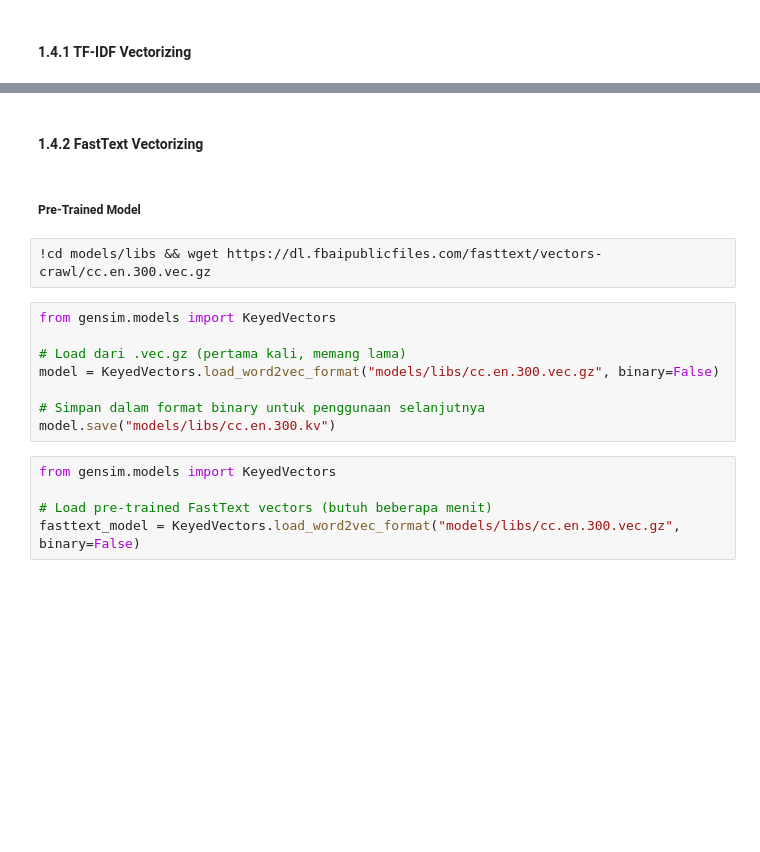
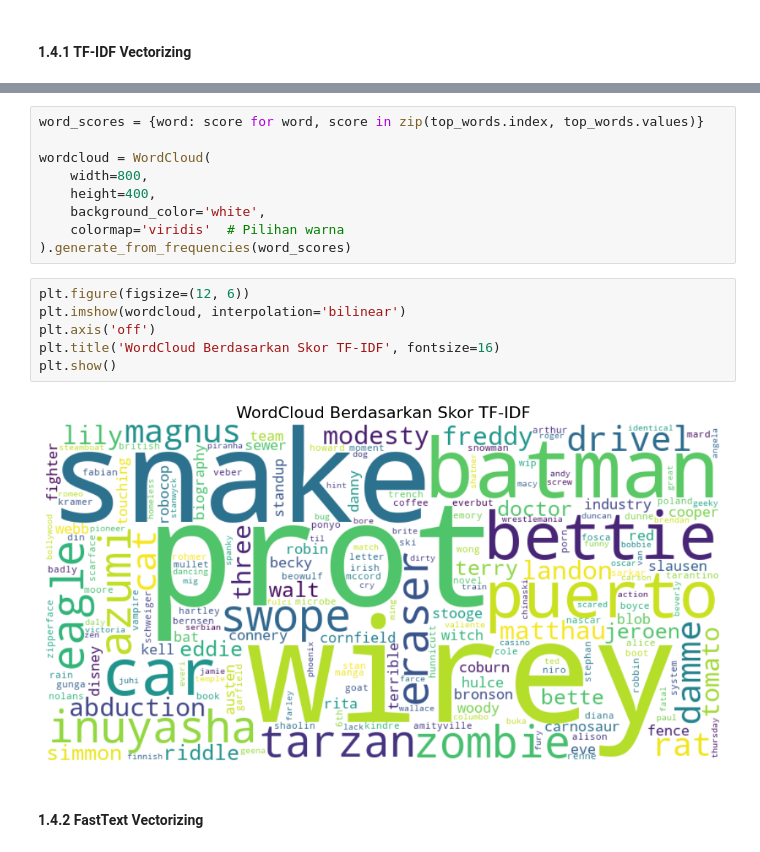
Before and after one commit to Aflinxh/analysis-sentiment-movie-review, a Jupyter notebook: main.ipynb, the cells around one changed output, grey strips where cells are left out. Saved outputs shown, nothing was run; the diff lists cells and outputs as text; blank space fills up the shorter version.

```diff
--- a/main.ipynb
+++ b/main.ipynb
@@ -421,19 +412,19 @@ plt.show()
+# %%
+word_scores = {word: score for word, score in zip(top_words.index, top_words.values)}
+
+wordcloud = WordCloud(
+    width=800,
+    height=400,
+    background_color='white',
+    colormap='viridis'  # Pilihan warna
+).generate_from_frequencies(word_scores)
+# %%
+plt.figure(figsize=(12, 6))
+plt.imshow(wordcloud, interpolation='bilinear')
+plt.axis('off')
+plt.title('WordCloud Berdasarkan Skor TF-IDF', fontsize=16)
+plt.show()
+# %% [output]
+[figure, added]
 # %% [markdown]
 #### 1.4.2 FastText Vectorizing
-# %% [markdown]
-##### Pre-Trained Model
-# %%
-!cd models/libs && wget https://dl.fbaipublicfiles.com/fasttext/vectors-crawl/cc.en.300.vec.gz
-# %%
-from gensim.models import KeyedVectors
-
-# Load dari .vec.gz (pertama kali, memang lama)
-model = KeyedVectors.load_word2vec_format("models/libs/cc.en.300.vec.gz", binary=False)
-
-# Simpan dalam format binary untuk penggunaan selanjutnya
-model.save("models/libs/cc.en.300.kv")
-# %%
-from gensim.models import KeyedVectors
-
-# Load pre-trained FastText vectors (butuh beberapa menit)
-fasttext_model = KeyedVectors.load_word2vec_format("models/libs/cc.en.300.vec.gz", binary=False)
```
Also changed, not shown: parts of 43 cells of this notebook, 2 other files.
